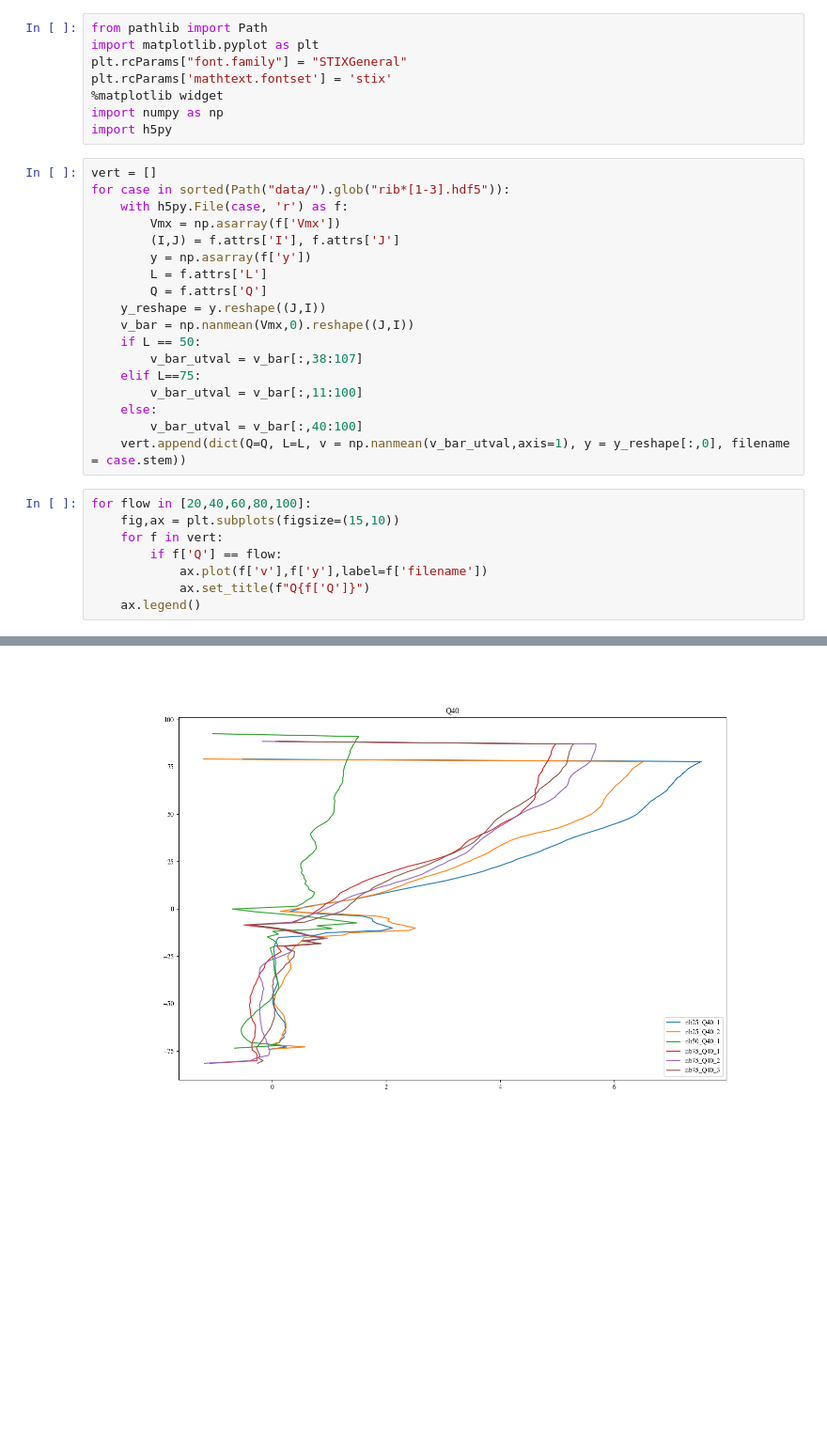
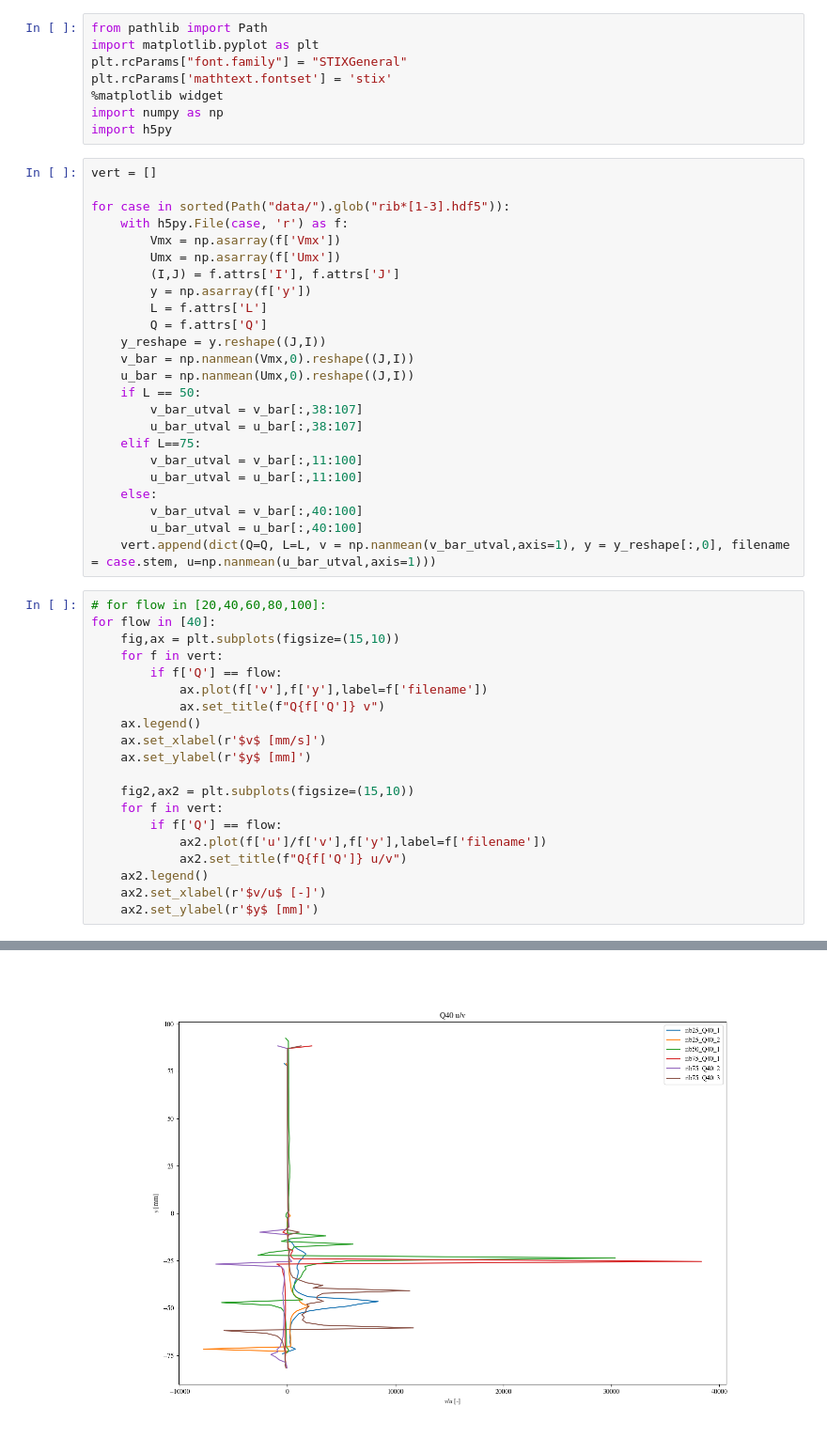
Before and after one commit to Havrevoll/Ribber, a Jupyter notebook: vertikalplotting.ipynb, the cells around one changed output, grey strips where cells are left out. Shown at 94% size. Drawn from its saved outputs; the diff is of its cells as text; blank space fills up the shorter version.

Commit message:
Fiksa ein del på plotting

```diff
--- a/vertikalplotting.ipynb
+++ b/vertikalplotting.ipynb
@@ -8,28 +8,46 @@ import numpy as np
 import h5py
 # %%
 vert = []
+
 for case in sorted(Path("data/").glob("rib*[1-3].hdf5")):
     with h5py.File(case, 'r') as f:
         Vmx = np.asarray(f['Vmx'])
+        Umx = np.asarray(f['Umx'])
         (I,J) = f.attrs['I'], f.attrs['J']
         y = np.asarray(f['y'])
         L = f.attrs['L']
         Q = f.attrs['Q']
     y_reshape = y.reshape((J,I))
     v_bar = np.nanmean(Vmx,0).reshape((J,I))
+    u_bar = np.nanmean(Umx,0).reshape((J,I))
     if L == 50:
         v_bar_utval = v_bar[:,38:107]
+        u_bar_utval = u_bar[:,38:107]
     elif L==75:
         v_bar_utval = v_bar[:,11:100]
+        u_bar_utval = u_bar[:,11:100]
     else:
         v_bar_utval = v_bar[:,40:100]
-    vert.append(dict(Q=Q, L=L, v = np.nanmean(v_bar_utval,axis=1), y = y_reshape[:,0], filename = case.stem))
+        u_bar_utval = u_bar[:,40:100]
+    vert.append(dict(Q=Q, L=L, v = np.nanmean(v_bar_utval,axis=1), y = y_reshape[:,0], filename = case.stem, u=np.nanmean(u_bar_utval,axis=1)))
 # %%
-for flow in [20,40,60,80,100]:
+# for flow in [20,40,60,80,100]:
+for flow in [40]:
     fig,ax = plt.subplots(figsize=(15,10))
     for f in vert:
         if f['Q'] == flow:
             ax.plot(f['v'],f['y'],label=f['filename'])
-            ax.set_title(f"Q{f['Q']}")
+            ax.set_title(f"Q{f['Q']} v")
     ax.legend()
+    ax.set_xlabel(r'$v$ [mm/s]')
+    ax.set_ylabel(r'$y$ [mm]')
+
+    fig2,ax2 = plt.subplots(figsize=(15,10))
+    for f in vert:
+        if f['Q'] == flow:
+            ax2.plot(f['u']/f['v'],f['y'],label=f['filename'])
+            ax2.set_title(f"Q{f['Q']} u/v")
+    ax2.legend()
+    ax2.set_xlabel(r'$v/u$ [-]')
+    ax2.set_ylabel(r'$y$ [mm]')
 # %% [output]
@@ -37 +55 @@ for flow in [20,40,60,80,100]:
-[figure, old version]
+[figure, new version]
```
Also changed, not shown: parts of 1 cell of this notebook, 4 other files.
